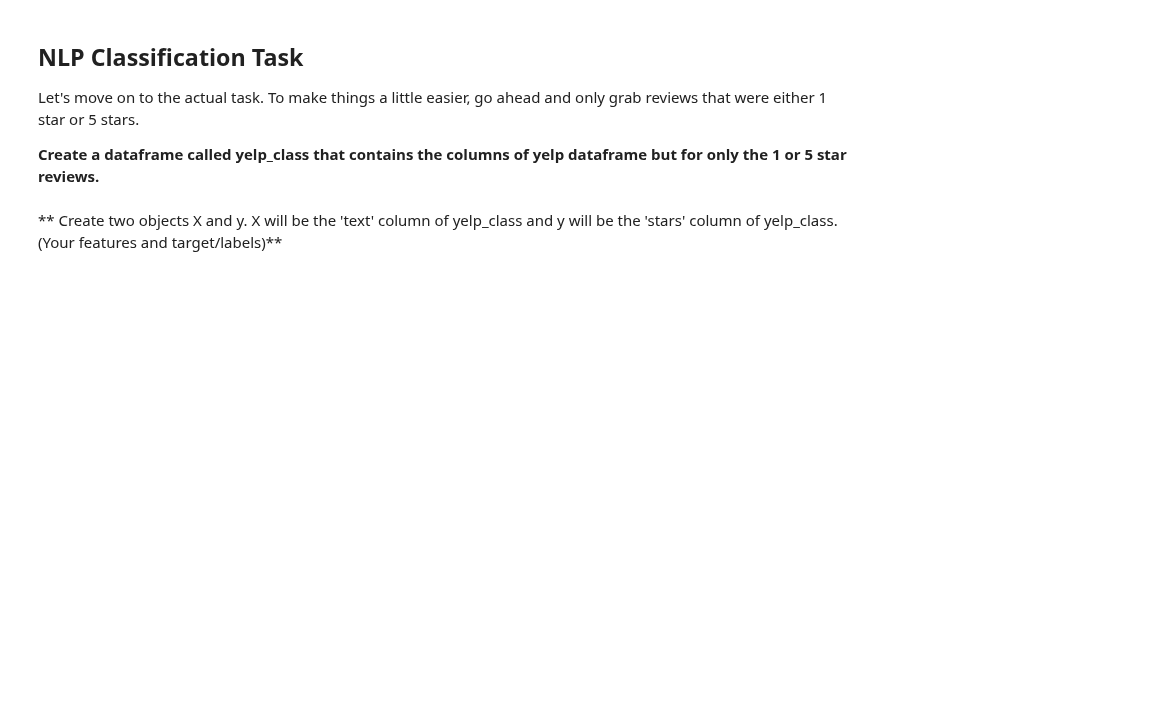
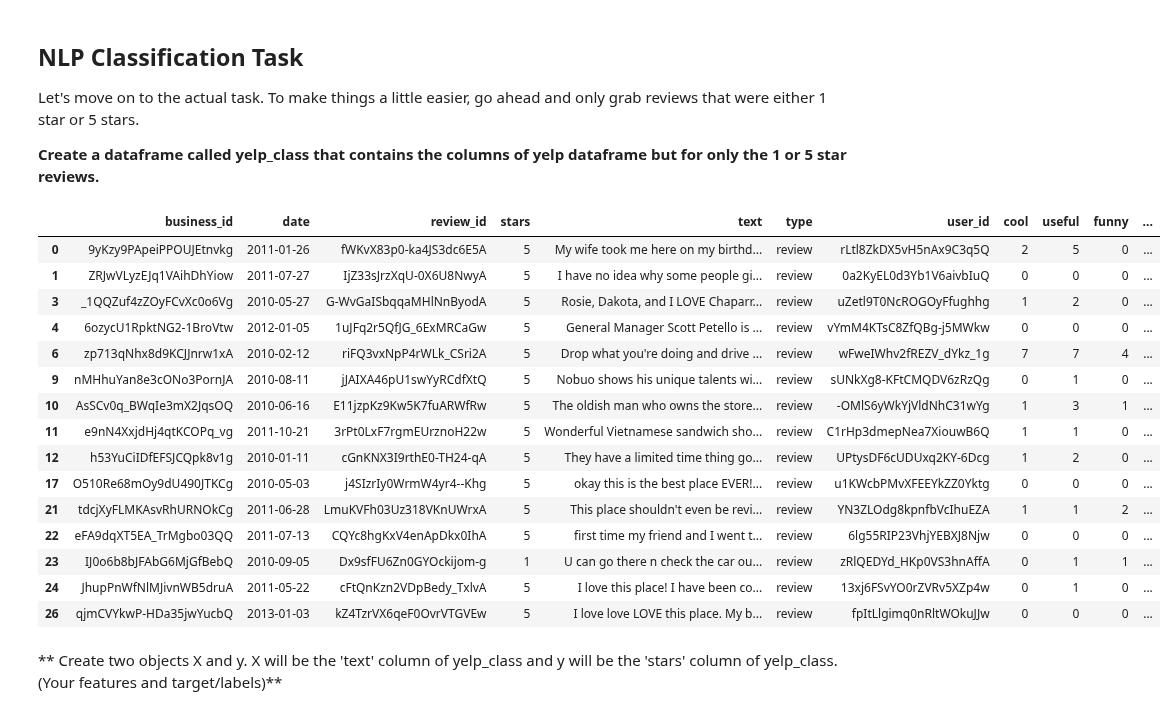
Before and after one commit to thomasdunlap/Python-DS-And-ML-Bootcamp, a Jupyter notebook: Machine Learning Sections/Natural-Language-Processing/NLP Project .ipynb, the cells around one changed output. Drawn from its saved outputs; the diff is of its cells as text; code cells hidden in the pictures; blank space fills up the shorter version.

```diff
--- a/Machine Learning Sections/Natural-Language-Processing/NLP Project .ipynb
+++ b/Machine Learning Sections/Natural-Language-Processing/NLP Project .ipynb
@@ -158,5 +158,25 @@ sns.heatmap(stars.corr(), cmap="coolwarm", annot=True)
 Let's move on to the actual task. To make things a little easier, go ahead and only grab reviews that were either 1 star or 5 stars.
 
 **Create a dataframe called yelp_class that contains the columns of yelp dataframe but for only the 1 or 5 star reviews.**
+# %%
+yelp_class = yelps[(yelps.stars == 1) | (yelps.stars == 5)]
+yelp_class.head(15)
+# %% [output]
+|  | business_id | date | review_id | stars | text | type | user_id | cool | useful | funny | ... |
+| 0 | 9yKzy9PApeiPPOUJEtnvkg | 2011-01-26 | fWKvX83p0-ka4JS3dc6E5A | 5 | My wife took me here on my birthd... | review | rLtl8ZkDX5vH5nAx9C3q5Q | 2 | 5 | 0 | ... |
+| 1 | ZRJwVLyzEJq1VAihDhYiow | 2011-07-27 | IjZ33sJrzXqU-0X6U8NwyA | 5 | I have no idea why some people gi... | review | 0a2KyEL0d3Yb1V6aivbIuQ | 0 | 0 | 0 | ... |
+| 3 | _1QQZuf4zZOyFCvXc0o6Vg | 2010-05-27 | G-WvGaISbqqaMHlNnByodA | 5 | Rosie, Dakota, and I LOVE Chaparr... | review | uZetl9T0NcROGOyFfughhg | 1 | 2 | 0 | ... |
+| 4 | 6ozycU1RpktNG2-1BroVtw | 2012-01-05 | 1uJFq2r5QfJG_6ExMRCaGw | 5 | General Manager Scott Petello is ... | review | vYmM4KTsC8ZfQBg-j5MWkw | 0 | 0 | 0 | ... |
+| 6 | zp713qNhx8d9KCJJnrw1xA | 2010-02-12 | riFQ3vxNpP4rWLk_CSri2A | 5 | Drop what you're doing and drive ... | review | wFweIWhv2fREZV_dYkz_1g | 7 | 7 | 4 | ... |
+| 9 | nMHhuYan8e3cONo3PornJA | 2010-08-11 | jJAIXA46pU1swYyRCdfXtQ | 5 | Nobuo shows his unique talents wi... | review | sUNkXg8-KFtCMQDV6zRzQg | 0 | 1 | 0 | ... |
+| 10 | AsSCv0q_BWqIe3mX2JqsOQ | 2010-06-16 | E11jzpKz9Kw5K7fuARWfRw | 5 | The oldish man who owns the store... | review | -OMlS6yWkYjVldNhC31wYg | 1 | 3 | 1 | ... |
+| 11 | e9nN4XxjdHj4qtKCOPq_vg | 2011-10-21 | 3rPt0LxF7rgmEUrznoH22w | 5 | Wonderful Vietnamese sandwich sho... | review | C1rHp3dmepNea7XiouwB6Q | 1 | 1 | 0 | ... |
+| 12 | h53YuCiIDfEFSJCQpk8v1g | 2010-01-11 | cGnKNX3I9rthE0-TH24-qA | 5 | They have a limited time thing go... | review | UPtysDF6cUDUxq2KY-6Dcg | 1 | 2 | 0 | ... |
+| 17 | O510Re68mOy9dU490JTKCg | 2010-05-03 | j4SIzrIy0WrmW4yr4--Khg | 5 | okay this is the best place EVER!... | review | u1KWcbPMvXFEEYkZZ0Yktg | 0 | 0 | 0 | ... |
+| 21 | tdcjXyFLMKAsvRhURNOkCg | 2011-06-28 | LmuKVFh03Uz318VKnUWrxA | 5 | This place shouldn't even be revi... | review | YN3ZLOdg8kpnfbVcIhuEZA | 1 | 1 | 2 | ... |
+| 22 | eFA9dqXT5EA_TrMgbo03QQ | 2011-07-13 | CQYc8hgKxV4enApDkx0IhA | 5 | first time my friend and I went t... | review | 6lg55RIP23VhjYEBXJ8Njw | 0 | 0 | 0 | ... |
+| 23 | IJ0o6b8bJFAbG6MjGfBebQ | 2010-09-05 | Dx9sfFU6Zn0GYOckijom-g | 1 | U can go there n check the car ou... | review | zRlQEDYd_HKp0VS3hnAffA | 0 | 1 | 1 | ... |
+| 24 | JhupPnWfNlMJivnWB5druA | 2011-05-22 | cFtQnKzn2VDpBedy_TxlvA | 5 | I love this place! I have been co... | review | 13xj6FSvYO0rZVRv5XZp4w | 0 | 1 | 0 | ... |
+| 26 | qjmCVYkwP-HDa35jwYucbQ | 2013-01-03 | kZ4TzrVX6qeF0OvrVTGVEw | 5 | I love love LOVE this place. My b... | review | fpItLlgimq0nRltWOkuJJw | 0 | 0 | 0 | ... |
 # %% [markdown]
 ** Create two objects X and y. X will be the 'text' column of yelp_class and y will be the 'stars' column of yelp_class. (Your features and target/labels)**
```
Also changed, not shown: parts of 6 cells of this notebook.
